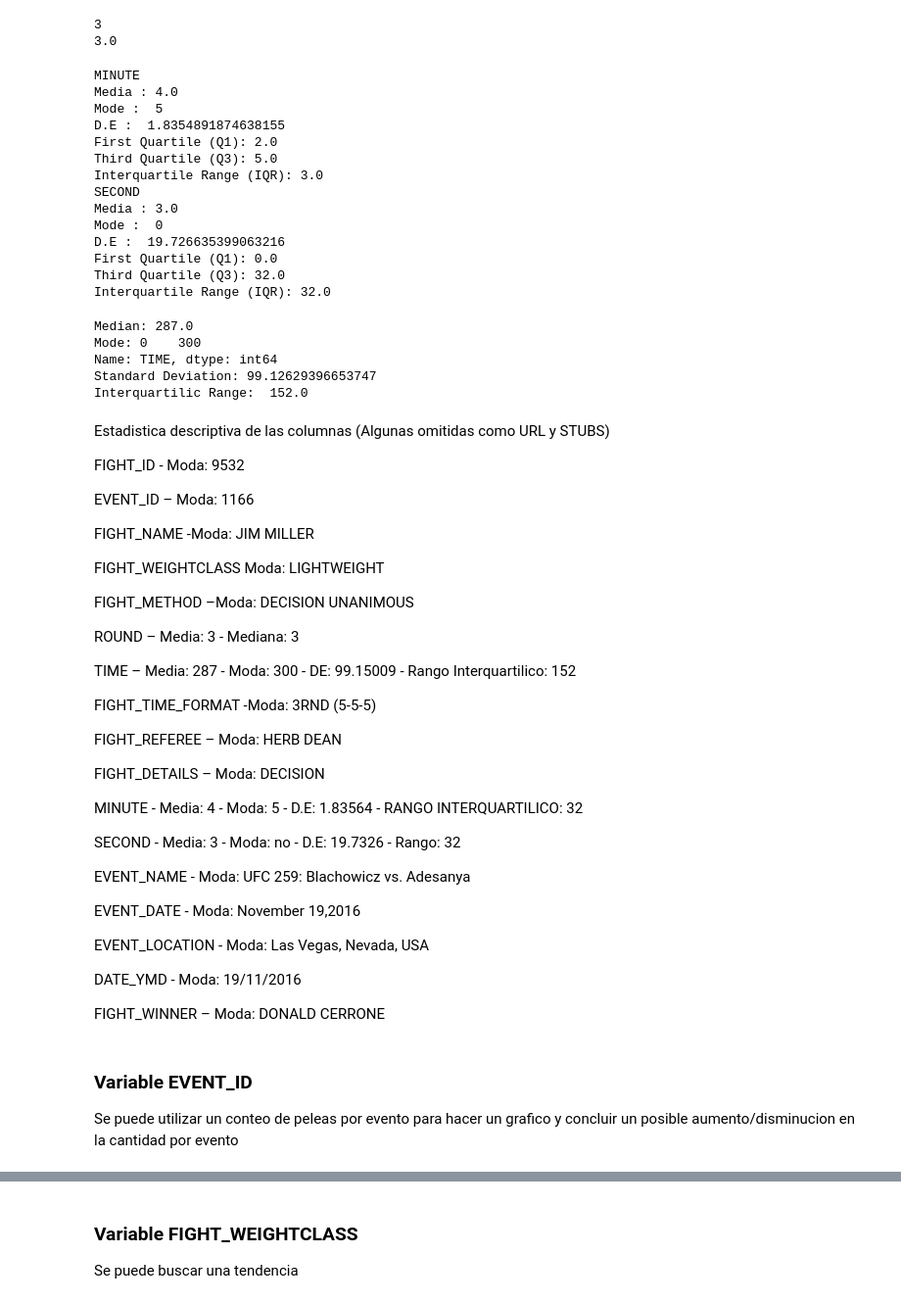
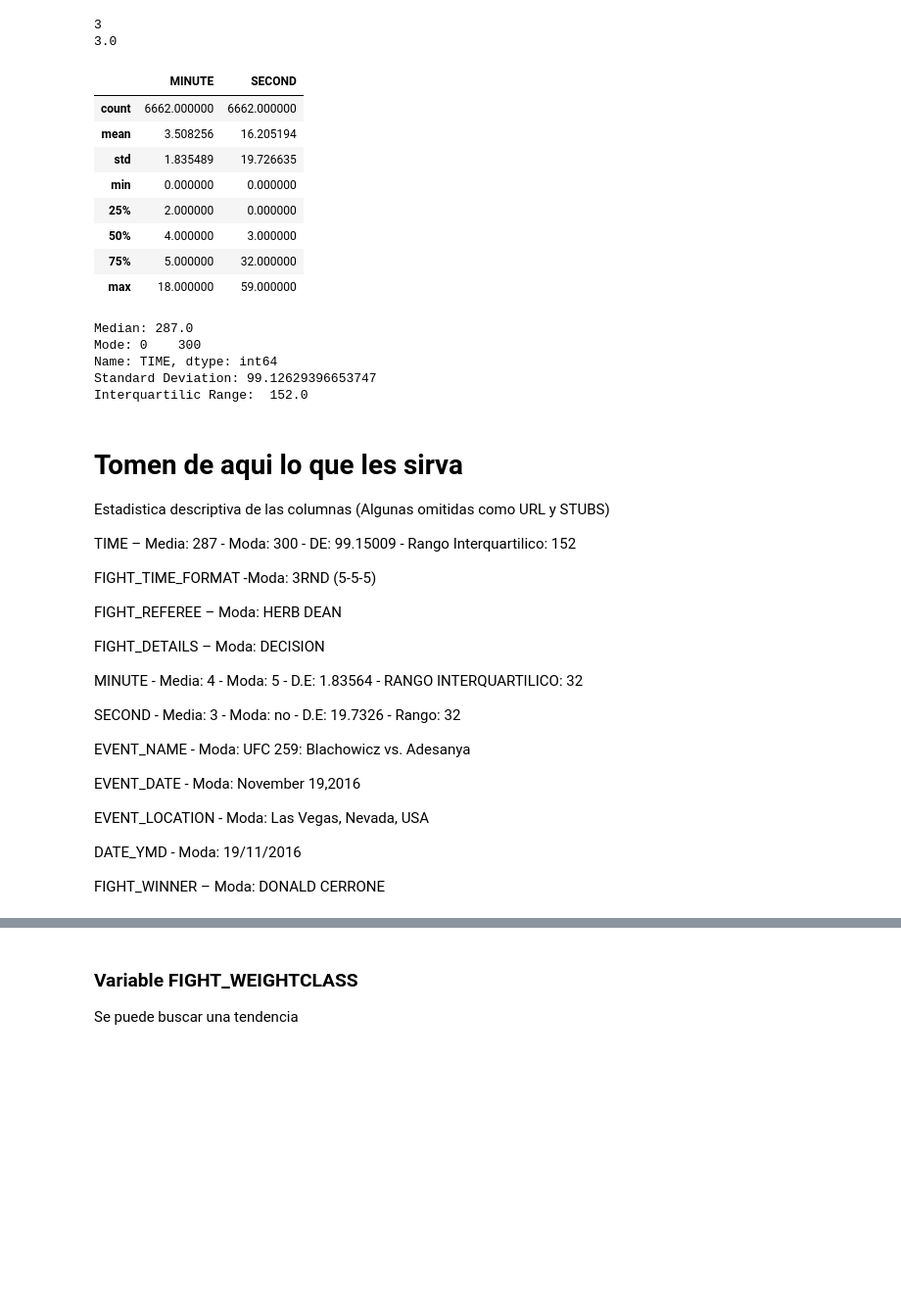
Before and after one commit to YaotecatlMtz/analisisUFC, a Jupyter notebook: primeraEntregaProyecto.ipynb, the cells around one changed output, grey strips where cells are left out. Shown: that part at 98% size. Cells and saved outputs as stored; diff of their text form; code cells hidden in the pictures; blank space fills up the shorter version.

```diff
--- a/primeraEntregaProyecto.ipynb
+++ b/primeraEntregaProyecto.ipynb
@@ -280,36 +229,18 @@ print(median)
 # %% [output]
 3
 3.0
-# %%
-for i in razon:
-    print(i)
-    median = df[i].median()
-    mode = df[i].mode().iloc[0]
-    de = df[i].std()
-    q1 = np.percentile(df[i], 25)
-    q3 = np.percentile(df[i], 75)
-    iqr = q3 - q1
-    print("Media :", median)
-    print("Mode : ", mode)
-    print("D.E : ", de)
-    print("First Quartile (Q1):", q1)
-    print("Third Quartile (Q3):", q3)
-    print("Interquartile Range (IQR):", iqr)
-# %% [output]
-MINUTE
-Media : 4.0
-Mode :  5
-D.E :  1.8354891874638155
-First Quartile (Q1): 2.0
-Third Quartile (Q3): 5.0
-Interquartile Range (IQR): 3.0
-SECOND
-Media : 3.0
-Mode :  0
-D.E :  19.726635399063216
-First Quartile (Q1): 0.0
-Third Quartile (Q3): 32.0
-Interquartile Range (IQR): 32.0
+# %%
+df[razon].describe()
+# %% [output]
+|  | MINUTE | SECOND |
+| count | 6662.000000 | 6662.000000 |
+| mean | 3.508256 | 16.205194 |
+| std | 1.835489 | 19.726635 |
+| min | 0.000000 | 0.000000 |
+| 25% | 2.000000 | 0.000000 |
+| 50% | 4.000000 | 3.000000 |
+| 75% | 5.000000 | 32.000000 |
+| max | 18.000000 | 59.000000 |
 # %%
 df.TIME = df['TIME'].str.split(':').apply(lambda x: int(x[0]) * 60 + int(x[1]))
 # Calcula la mediana, moda y desviación estándar
@@ -332,19 +263,8 @@ Name: TIME, dtype: int64
 Standard Deviation: 99.12629396653747
 Interquartilic Range:  152.0
 # %% [markdown]
+# Tomen de aqui lo que les sirva
 Estadistica descriptiva de las columnas (Algunas omitidas como URL y STUBS)
-
-FIGHT_ID - Moda: 9532
-
-EVENT_ID – Moda: 1166
-
-FIGHT_NAME  -Moda: JIM MILLER
-
-FIGHT_WEIGHTCLASS Moda: LIGHTWEIGHT
-
-FIGHT_METHOD –Moda: DECISION UNANIMOUS
-
-ROUND – Media: 3 - Mediana: 3
 
 TIME – Media: 287 - Moda: 300 - DE: 99.15009 - Rango Interquartilico: 152
 
@@ -367,6 +287,3 @@ EVENT_LOCATION - Moda: Las Vegas, Nevada, USA
 DATE_YMD - Moda: 19/11/2016
 
 FIGHT_WINNER – Moda: DONALD CERRONE
-# %% [markdown]
-### Variable EVENT_ID
-Se puede utilizar un conteo de peleas por evento para hacer un grafico y concluir un posible aumento/disminucion en la cantidad por evento
```
Also changed, not shown: parts of 18 cells of this notebook.
